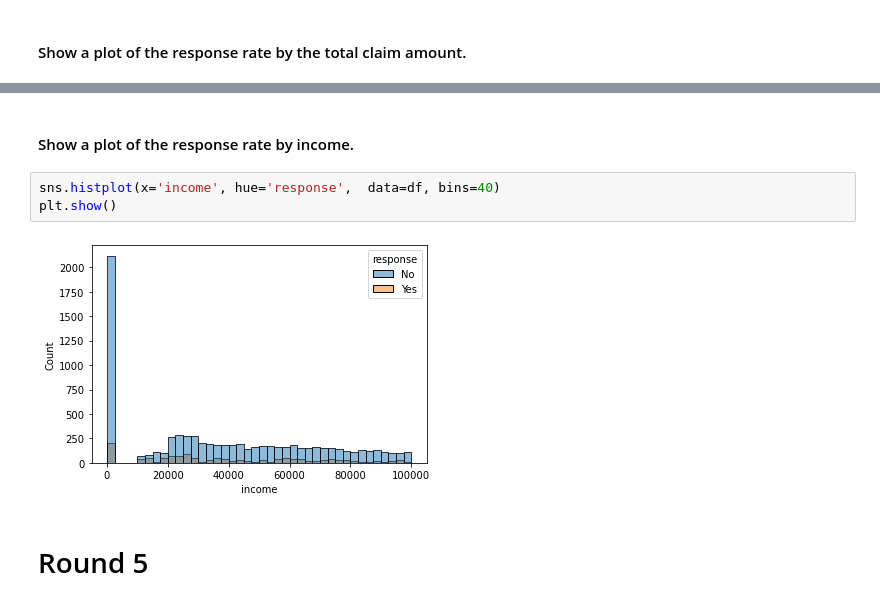
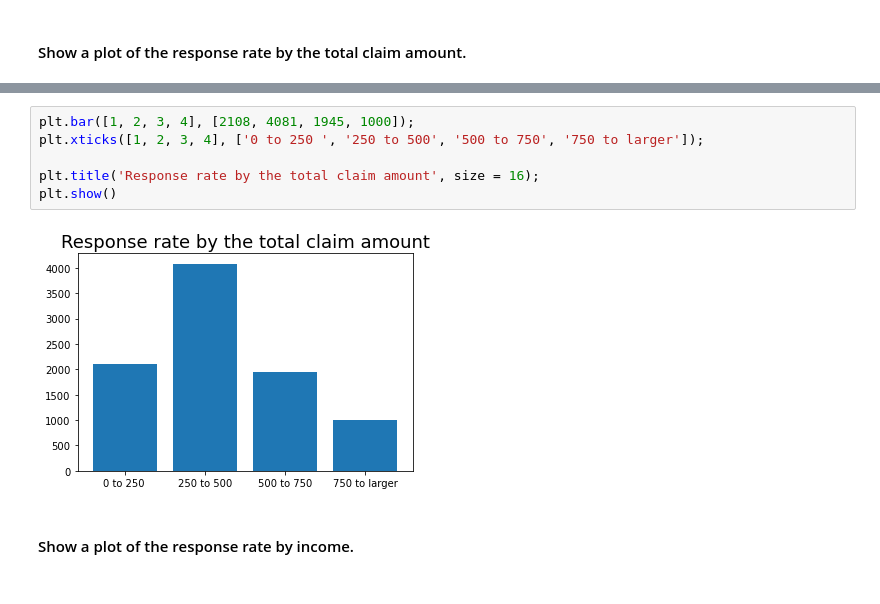
Before and after one commit to litkat/Ironhack-Data-Analytics-Bootcamp, a Jupyter notebook: Week1/lab-customer-analysis-round-3/files_for_lab/csv_files/lab-customer-analysis-round-2-3-work.ipynb, the cells around one changed output, grey strips where cells are left out. Drawn from its saved outputs; the diff is of its cells as text.

Commit message:
Updated lab Round 3

```diff
--- a/Week1/lab-customer-analysis-round-3/files_for_lab/csv_files/lab-customer-analysis-round-2-3-work.ipynb
+++ b/Week1/lab-customer-analysis-round-3/files_for_lab/csv_files/lab-customer-analysis-round-2-3-work.ipynb
@@ -410,9 +420,10 @@ sns.histplot(x="total_claim_amount", hue="response", data=df, bins=40);
+# %%
+plt.bar([1, 2, 3, 4], [2108, 4081, 1945, 1000]);
+plt.xticks([1, 2, 3, 4], ['0 to 250 ', '250 to 500', '500 to 750', '750 to larger']);
+
+plt.title('Response rate by the total claim amount', size = 16);
+plt.show()
+# %% [output]
+[figure, added]
 # %% [markdown]
 #### Show a plot of the response rate by income.
-# %%
-sns.histplot(x='income', hue='response',  data=df, bins=40)
-plt.show()
-# %% [output]
-[figure, removed]
-# %% [markdown]
-# Round 5
```
Also changed, not shown: parts of 7 cells of this notebook.
